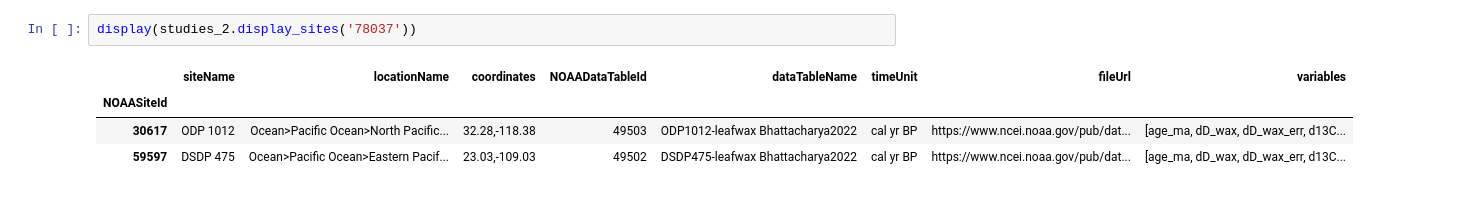
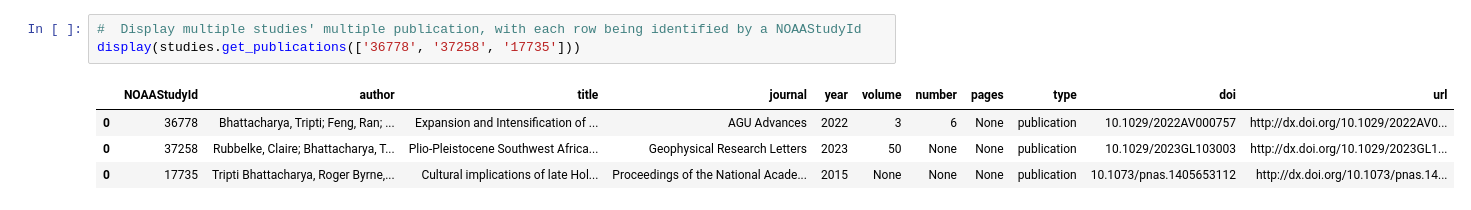
Before and after one commit to LinkedEarth/PyleoTUPS, a Jupyter notebook: Examples/PyTUPS.ipynb, the cells around one changed output. Saved outputs shown, nothing was run; the diff lists cells and outputs as text.

```diff
--- a/Examples/PyTUPS.ipynb
+++ b/Examples/PyTUPS.ipynb
@@ -362,7 +433,8 @@ display(studies_2.display_responses())
-# %%
-display(studies_2.display_sites('78037'))
-# %% [output]
-|  | siteName | locationName | coordinates | NOAADataTableId | dataTableName | timeUnit | fileUrl | variables |
-| NOAASiteId |  |  |  |  |  |  |  |  |
-| 30617 | ODP 1012 | Ocean>Pacific Ocean>North Pacific... | 32.28,-118.38 | 49503 | ODP1012-leafwax Bhattacharya2022 | cal yr BP | https://www.ncei.noaa.gov/pub/dat... | [age_ma, dD_wax, dD_wax_err, d13C... |
-| 59597 | DSDP 475 | Ocean>Pacific Ocean>Eastern Pacif... | 23.03,-109.03 | 49502 | DSDP475-leafwax Bhattacharya2022 | cal yr BP | https://www.ncei.noaa.gov/pub/dat... | [age_ma, dD_wax, dD_wax_err, d13C... |
+# %%
+#  Display multiple studies' multiple publication, with each row being identified by a NOAAStudyId
+display(studies.get_publications(['36778', '37258', '17735']))
+# %% [output]
+|  | NOAAStudyId | author | title | journal | year | volume | number | pages | type | doi | url |
+| 0 | 36778 | Bhattacharya, Tripti; Feng, Ran; ... | Expansion and Intensification of ... | AGU Advances | 2022 | 3 | 6 | None | publication | 10.1029/2022AV000757 | http://dx.doi.org/10.1029/2022AV0... |
+| 0 | 37258 | Rubbelke, Claire; Bhattacharya, T... | Plio-Pleistocene Southwest Africa... | Geophysical Research Letters | 2023 | 50 | None | None | publication | 10.1029/2023GL103003 | http://dx.doi.org/10.1029/2023GL1... |
+| 0 | 17735 | Tripti Bhattacharya, Roger Byrne,... | Cultural implications of late Hol... | Proceedings of the National Acade... | 2015 | None | None | None | publication | 10.1073/pnas.1405653112 | http://dx.doi.org/10.1073/pnas.14... |
```
Also changed, not shown: parts of 13 cells of this notebook.
